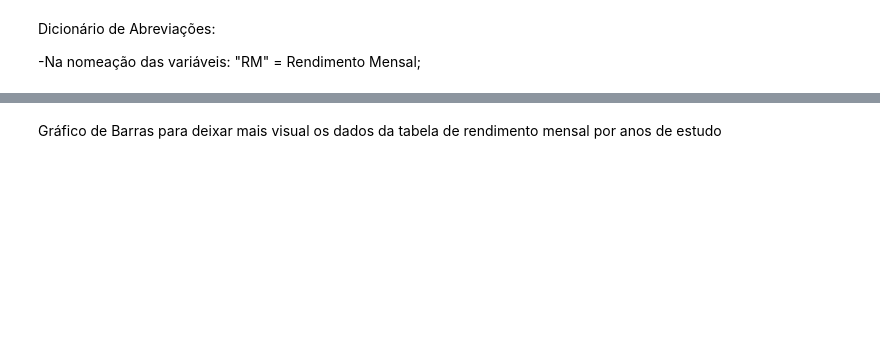
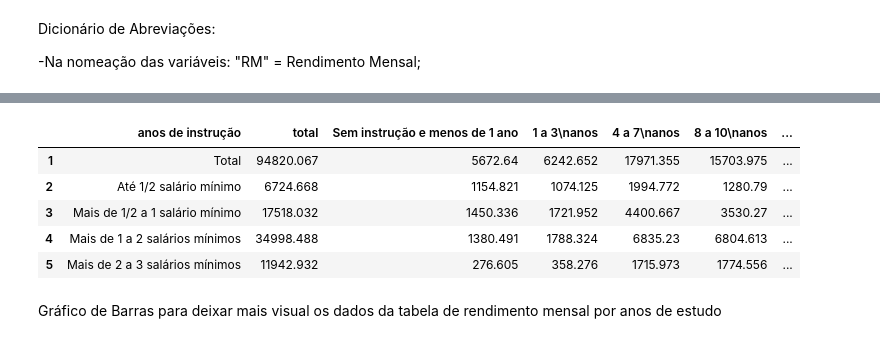
Before and after one commit to Igorprogr/Analise-de-Dados-PNAD, a Jupyter notebook: Análise_de_Dados_Dados_PNAD.ipynb, the cells around one changed output, grey strips where cells are left out. Cells and saved outputs as stored; diff of their text form; code cells hidden in the pictures; blank space fills up the shorter version.

Commit message:
:sparkles:feat/Retura coluna nula do data frame

```diff
--- a/Análise_de_Dados_Dados_PNAD.ipynb
+++ b/Análise_de_Dados_Dados_PNAD.ipynb
@@ -78,6 +115,18 @@ df_RMAnosDeEstudo.columns.values[1] = 'total'
 df_RMAnosDeEstudo.columns.values[0] = 'anos de instrução'
 #Retirar a última coluna
 #df_RMAnosDeEstudo.drop(columns=df_RMAnosDeEstudo.columns[9])
+# %%
+#Identifica a coluna nula, a guarda em uma variável e a deleta
+coluna_sem_nome = df_RMAnosDeEstudo.columns[df_RMAnosDeEstudo.columns.isnull()]
+df_RMAnosDeEstudo.drop(columns=coluna_sem_nome, inplace=True)
+df_RMAnosDeEstudo.head()
+# %% [output]
+|  | anos de instrução | total | Sem instrução e menos de 1 ano | 1 a 3\nanos | 4 a 7\nanos | 8 a 10\nanos | ... |
+| 1 | Total | 94820.067 | 5672.64 | 6242.652 | 17971.355 | 15703.975 | ... |
+| 2 | Até 1/2 salário mínimo | 6724.668 | 1154.821 | 1074.125 | 1994.772 | 1280.79 | ... |
+| 3 | Mais de 1/2 a 1 salário mínimo | 17518.032 | 1450.336 | 1721.952 | 4400.667 | 3530.27 | ... |
+| 4 | Mais de 1 a 2 salários mínimos | 34998.488 | 1380.491 | 1788.324 | 6835.23 | 6804.613 | ... |
+| 5 | Mais de 2 a 3 salários mínimos | 11942.932 | 276.605 | 358.276 | 1715.973 | 1774.556 | ... |
 # %%
 #Tabela 4.12 - Pessoas de 15 anos ou mais de idade, ocupadas na semana de refer�ncia e valor de rendimento m�dio mensal de todos os
 #trabalhos das pessoas de 15 anos ou mais de idade, ocupadas na semana de refer�ncia, por sexo, segundo as classes de rendimento mensal
```
Also changed, not shown: parts of 4 cells of this notebook.
